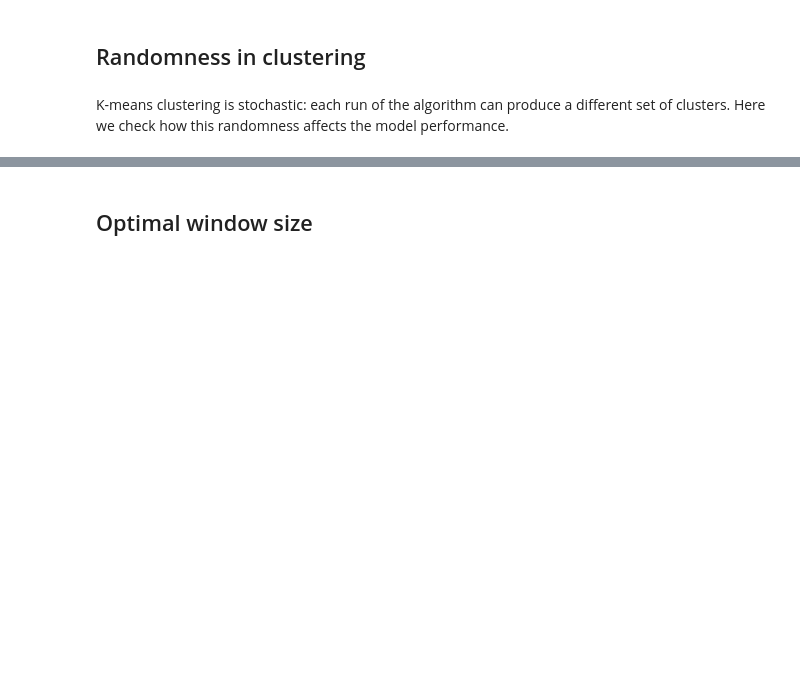
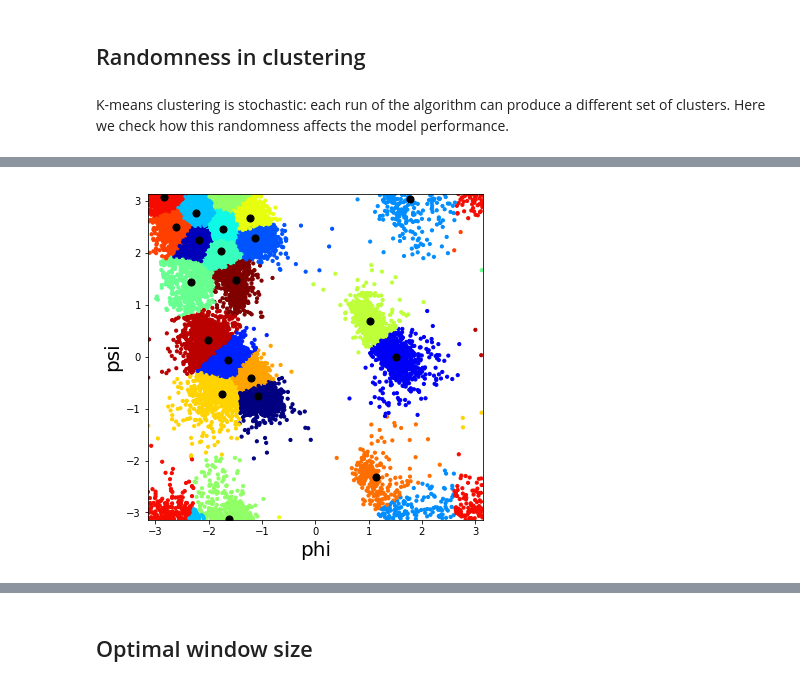
Before and after one commit to gjoni/phipsi, a Jupyter notebook: notebooks/3.2-hyperparameter-tuning.ipynb, the cells around one changed output, grey strips where cells are left out. Drawn from its saved outputs; the diff is of its cells as text; code cells hidden in the pictures; blank space fills up the shorter version.

```diff
--- a/notebooks/3.2-hyperparameter-tuning.ipynb
+++ b/notebooks/3.2-hyperparameter-tuning.ipynb
@@ -1,6 +1,6 @@
 # %%
 # number of CPUs to be used
-NCPU=4
+NCPU=20
 # %% [markdown]
 ## Load and process the dataset
 # %%
@@ -100,7 +100,7 @@ from sklearn.linear_model import SGDClassifier
 from sklearn.metrics import log_loss
 WINDOW = 15
 
-niter=50
+niter=100
 
 KMEANS = []
 
@@ -135,34 +147,34 @@ for i in range(niter):
 # %%
-IDX=22
+IDX=9
 
 cent = KMEANS[IDX].cluster_centers_
 cphi = np.arctan2(cent[:,0], cent[:,1])
 cpsi = np.arctan2(cent[:,2], cent[:,3])
 
 set_clusters(train, test, KMEANS[IDX])
 set_window(train, test, WINDOW)
 
-X_train = np.vstack([item['X'] for item in train])
-
-X_pred = KMEANS[IDX].predict(X_train)
+X_pred = KMEANS[IDX].predict(np.vstack([item['avec'] for item in train[::50]]))
 
 import matplotlib
 import matplotlib.pyplot as plt
 %matplotlib inline
 
 # stack phi and psi from all proteins together
 # (again, use 1/50 of the full set)
 phi = np.hstack([item['phi'] for item in train[::50]])
 psi = np.hstack([item['psi'] for item in train[::50]])
 
 matplotlib.rcParams['image.cmap'] = 'jet'
 
 fig = plt.figure(figsize=(6,6))
 ax1 = fig.add_subplot(111)
 plt.xlim([-np.pi, np.pi])
 plt.ylim([-np.pi, np.pi])
 plt.xlabel('phi', fontsize=20)
 plt.ylabel('psi', fontsize=20)
 plt.scatter(phi, psi, c=X_pred, s=10)
 plt.scatter(cphi, cpsi, c='black', s=50)
 plt.show()
+# %% [output]
+[figure, added]
```
Also changed, not shown: parts of 4 cells of this notebook, 3 other files.
